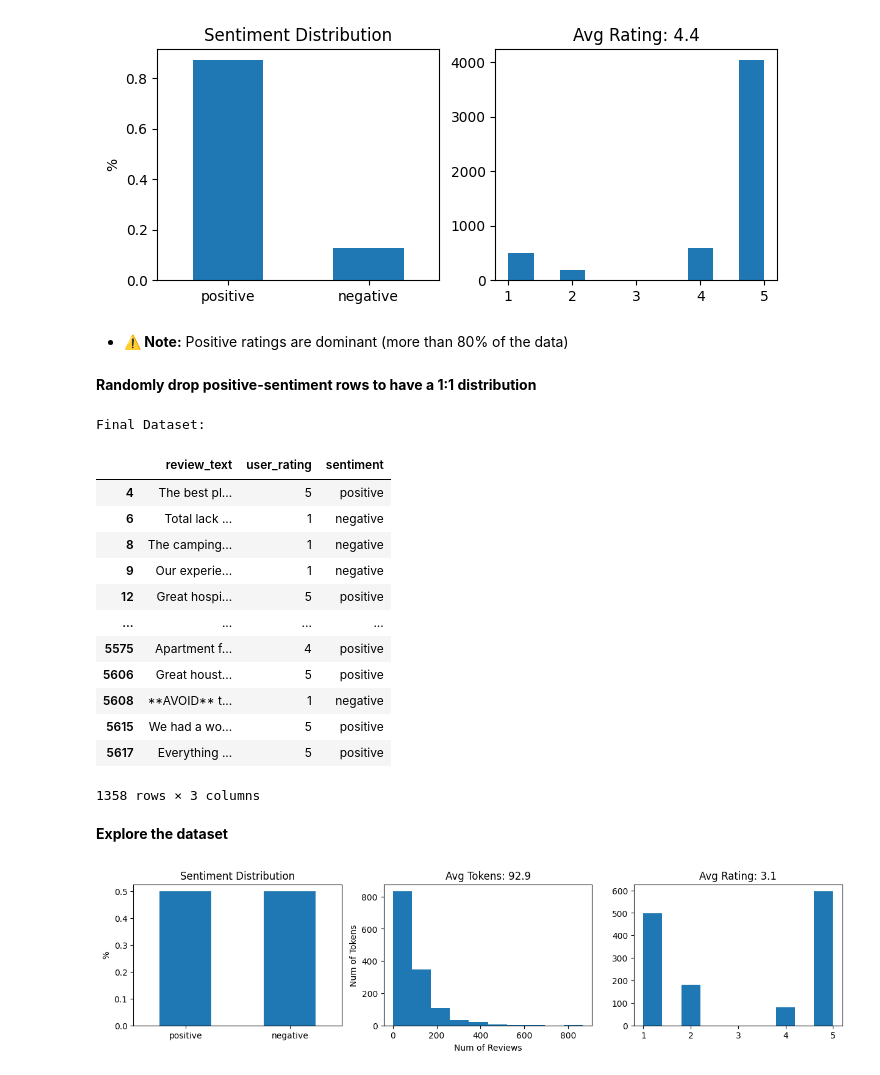
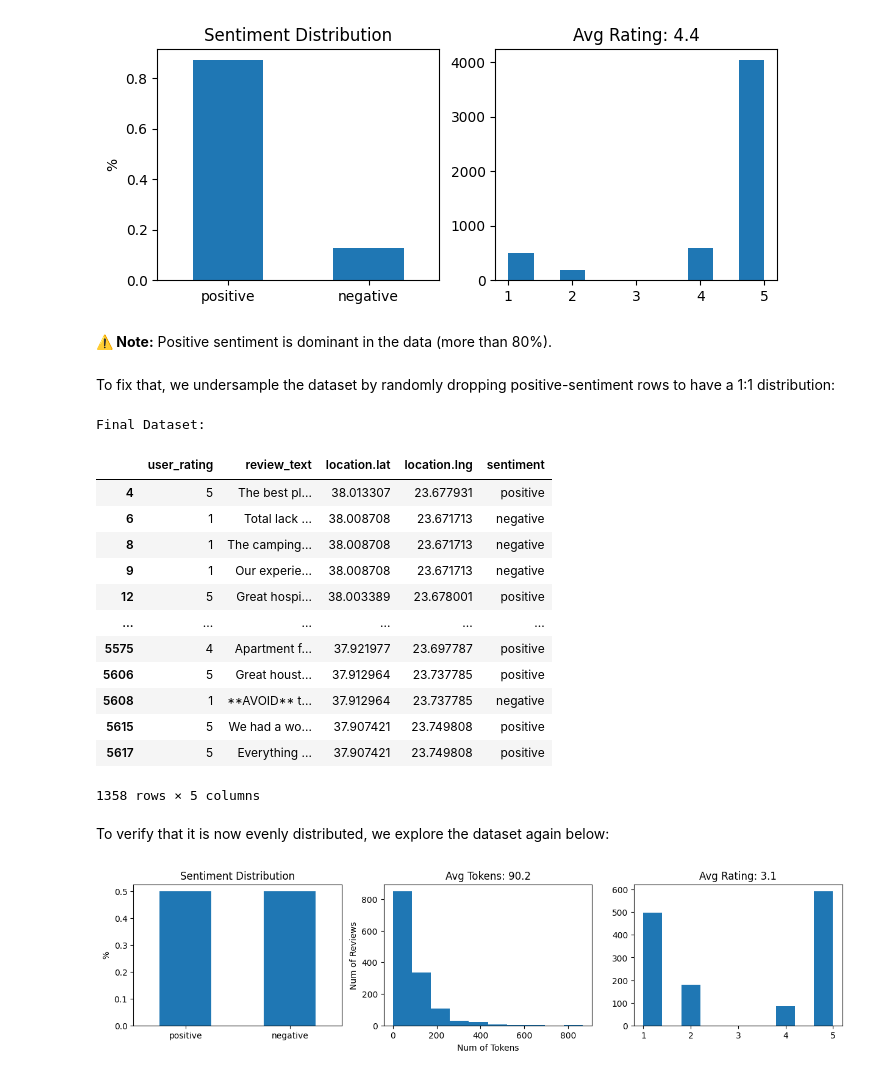
Before and after one commit to pbozoglou/Sentiment-Analysis-applied-in-the-hospitality-domain, a Jupyter notebook: app/main.ipynb, the cells around one changed output. Drawn from its saved outputs; the diff is of its cells as text; code cells hidden in the pictures.

```diff
--- a/app/main.ipynb
+++ b/app/main.ipynb
@@ -34,4 +69,7 @@ pd.set_option('display.max_colwidth', 15)
 # %%
 reviews = pd.read_csv("../datasets/reviews_athens.csv")
-reviews.head()
+dataset = reviews.copy()[["user_rating","review_text","location.lat","location.lng"]]
+print(dataset.info())
+print(dataset.head())
+print("- - - - - - - - - - - - - - - - - - - - - - - - - - - - - -")
 # %% [output]
@@ -75,50 +97,54 @@ reviews_df.dropna(inplace=True)
 # %%
 _, ax1 = plt.subplots(nrows=1,ncols=2,figsize=(8,3))
 
-reviews_df.loc[reviews_df.user_rating < 3,'sentiment'] = 'negative'
-reviews_df.loc[reviews_df.user_rating > 3,'sentiment'] = 'positive'
-reviews_df.drop(index=reviews_df[reviews_df.user_rating==3].index, inplace=True)
+dataset.loc[dataset.user_rating <= 3,'sentiment'] = 'negative'
+dataset.loc[dataset.user_rating > 3,'sentiment'] = 'positive'
+dataset.drop(index=dataset[dataset.user_rating==3].index, inplace=True)
 
-t1='Average Rating: {}'.format(round(reviews_df.user_rating.mean(),2))
-reviews_df.sentiment.value_counts(True).plot(kind='bar',ax=ax1[0],subplots=True,rot=0)
-reviews_df.user_rating.plot(kind='hist',ax=ax1[1],subplots=True)
+t1='Average Rating: {}'.format(round(dataset.user_rating.mean(),2))
+dataset.sentiment.value_counts(True).plot(kind='bar',ax=ax1[0],subplots=True,rot=0)
+dataset.user_rating.plot(kind='hist',ax=ax1[1],subplots=True)
 ax1[0].set_xlabel('')
 ax1[0].set_ylabel('%')
 ax1[0].set_title('Sentiment Distribution')
 ax1[1].set_ylabel('')
-ax1[1].set_title('Avg Rating: {}'.format(reviews_df.user_rating.mean().round(1)));
+ax1[1].set_title('Avg Rating: {}'.format(dataset.user_rating.mean().round(1)));
 # %% [output]
 [figure]
 # %% [markdown]
-- **⚠️ Note:** Positive ratings are dominant (more than 80% of the data)
+**⚠️ Note:** Positive sentiment is dominant in the data (more than 80%).
 # %% [markdown]
-**Randomly drop positive-sentiment rows to have a 1:1 distribution**
+To fix that, we undersample the dataset by randomly dropping positive-sentiment rows to have a 1:1 distribution:
 # %%
 np.random.seed(42)
 
-dx = reviews_df.sentiment.value_counts().positive - reviews_df.sentiment.value_counts().negative
-random_positives_index = np.random.choice(reviews_df[reviews_df.sentiment=='positive'].index, dx, replace=False)
+# Number of positives to drop
+dx = dataset.sentiment.value_counts().positive - dataset.sentiment.value_counts().negative
 
-dataset = reviews_df.drop(index=random_positives_index)[['review_text','user_rating','sentiment']]
+# Generate random index pointing to positive reviews
+random_positives_index = np.random.choice(dataset[dataset.sentiment=='positive'].index, dx, replace=False)
+
+# Drop data based on the generated index
+dataset = dataset.drop(index=random_positives_index)
 print('Final Dataset:')
 dataset
 # %% [output]
 Final Dataset:
-|  | review_text | user_rating | sentiment |
-| 4 | The best pl... | 5 | positive |
-| 6 | Total lack ... | 1 | negative |
-| 8 | The camping... | 1 | negative |
-| 9 | Our experie... | 1 | negative |
-| 12 | Great hospi... | 5 | positive |
-| ... | ... | ... | ... |
-| 5575 | Apartment f... | 4 | positive |
-| 5606 | Great houst... | 5 | positive |
-| 5608 | **AVOID** t... | 1 | negative |
-| 5615 | We had a wo... | 5 | positive |
-| 5617 | Everything ... | 5 | positive |
+|  | user_rating | review_text | location.lat | location.lng | sentiment |
+| 4 | 5 | The best pl... | 38.013307 | 23.677931 | positive |
+| 6 | 1 | Total lack ... | 38.008708 | 23.671713 | negative |
+| 8 | 1 | The camping... | 38.008708 | 23.671713 | negative |
+| 9 | 1 | Our experie... | 38.008708 | 23.671713 | negative |
+| 12 | 5 | Great hospi... | 38.003389 | 23.678001 | positive |
+| ... | ... | ... | ... | ... | ... |
+| 5575 | 4 | Apartment f... | 37.921977 | 23.697787 | positive |
+| 5606 | 5 | Great houst... | 37.912964 | 23.737785 | positive |
+| 5608 | 1 | **AVOID** t... | 37.912964 | 23.737785 | negative |
+| 5615 | 5 | We had a wo... | 37.907421 | 23.749808 | positive |
+| 5617 | 5 | Everything ... | 37.907421 | 23.749808 | positive |
-1358 rows × 3 columns
+1358 rows × 5 columns
-# %% [markdown]
-**Explore the dataset**
+# %% [markdown]
+To verify that it is now evenly distributed, we explore the dataset again below:
 # %%
 _, ax2 = plt.subplots(nrows=1,ncols=3,figsize=(15,3))
 
```
Also changed, not shown: parts of 131 cells of this notebook, 2 other files.
